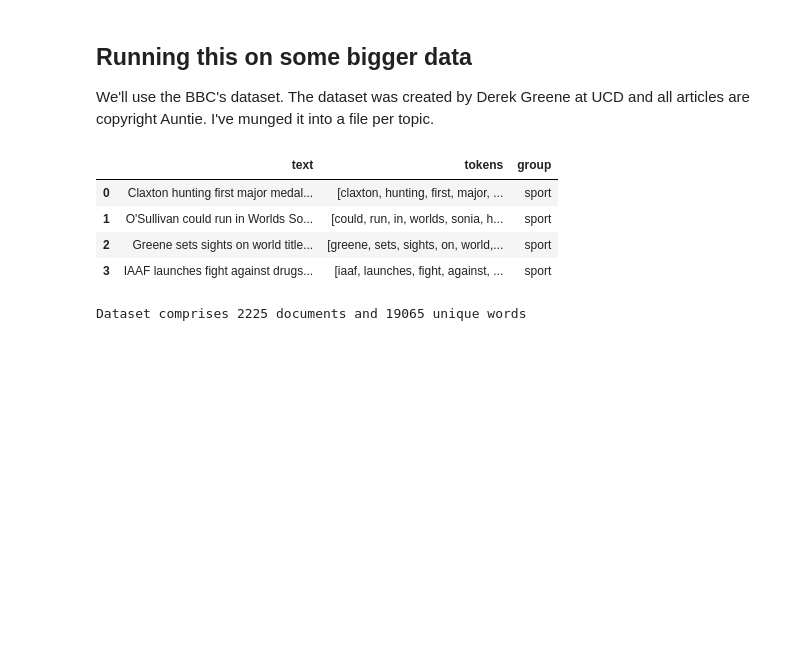
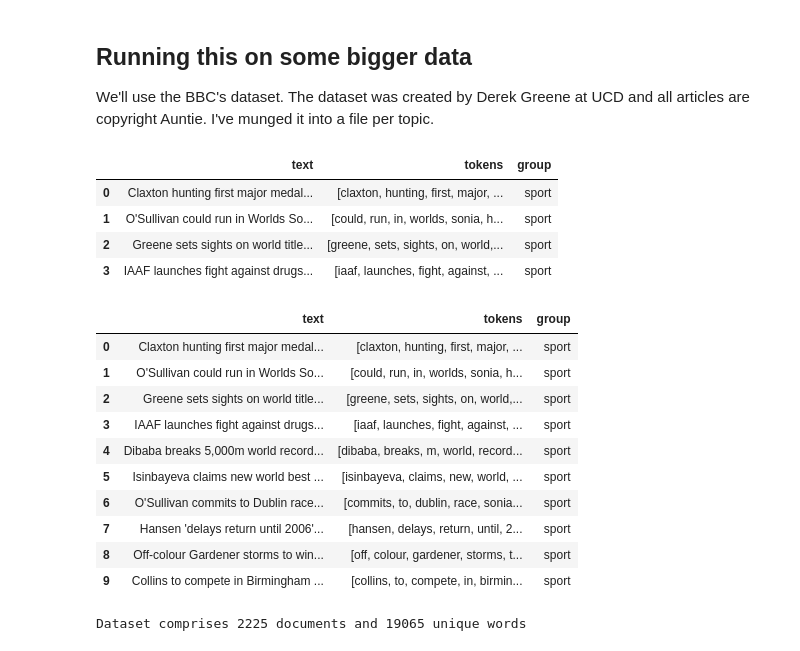
Before and after one commit to contepablod/ML-AI_Bourbaki, a Jupyter notebook: Semana3/intro_doc2vec.ipynb, the cells around one changed output. Cells and saved outputs as stored; diff of their text form; code cells hidden in the pictures; blank space fills up the shorter version.

```diff
--- a/Semana3/intro_doc2vec.ipynb
+++ b/Semana3/intro_doc2vec.ipynb
@@ -372,6 +372,20 @@ bbc_df[:4]
 | 1 | O'Sullivan could run in Worlds So... | [could, run, in, worlds, sonia, h... | sport |
 | 2 | Greene sets sights on world title... | [greene, sets, sights, on, world,... | sport |
 | 3 | IAAF launches fight against drugs... | [iaaf, launches, fight, against, ... | sport |
+# %%
+bbc_df[:10]
+# %% [output]
+|  | text | tokens | group |
+| 0 | Claxton hunting first major medal... | [claxton, hunting, first, major, ... | sport |
+| 1 | O'Sullivan could run in Worlds So... | [could, run, in, worlds, sonia, h... | sport |
+| 2 | Greene sets sights on world title... | [greene, sets, sights, on, world,... | sport |
+| 3 | IAAF launches fight against drugs... | [iaaf, launches, fight, against, ... | sport |
+| 4 | Dibaba breaks 5,000m world record... | [dibaba, breaks, m, world, record... | sport |
+| 5 | Isinbayeva claims new world best ... | [isinbayeva, claims, new, world, ... | sport |
+| 6 | O'Sullivan commits to Dublin race... | [commits, to, dublin, race, sonia... | sport |
+| 7 | Hansen 'delays return until 2006'... | [hansen, delays, return, until, 2... | sport |
+| 8 | Off-colour Gardener storms to win... | [off, colour, gardener, storms, t... | sport |
+| 9 | Collins to compete in Birmingham ... | [collins, to, compete, in, birmin... | sport |
 # %%
 bbc_vocab = Vocab([tok for tokens in bbc_df.tokens for tok in tokens])
 
```
Also changed, not shown: parts of 6 cells of this notebook, 8 other files.
